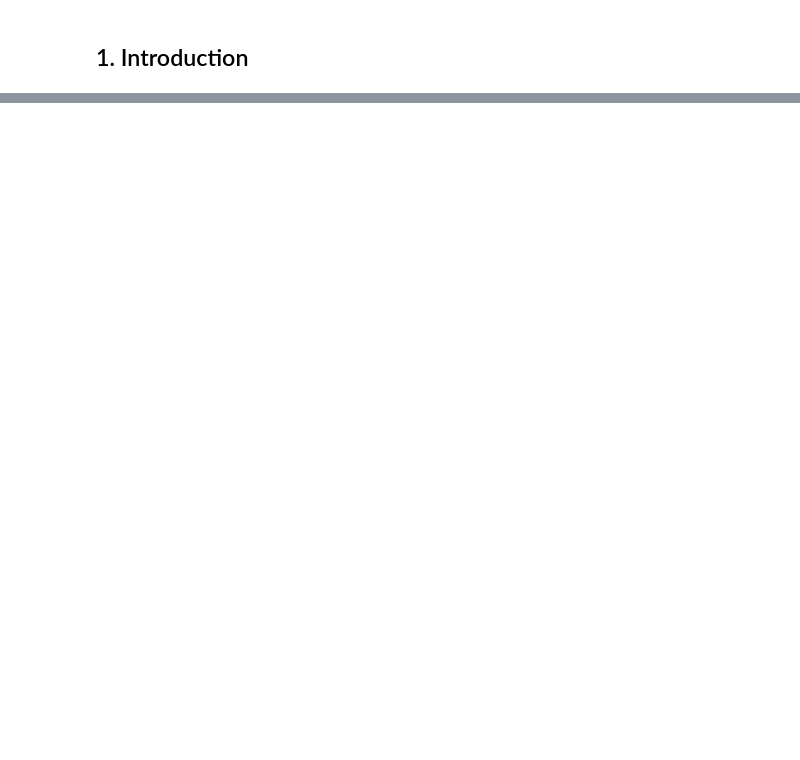
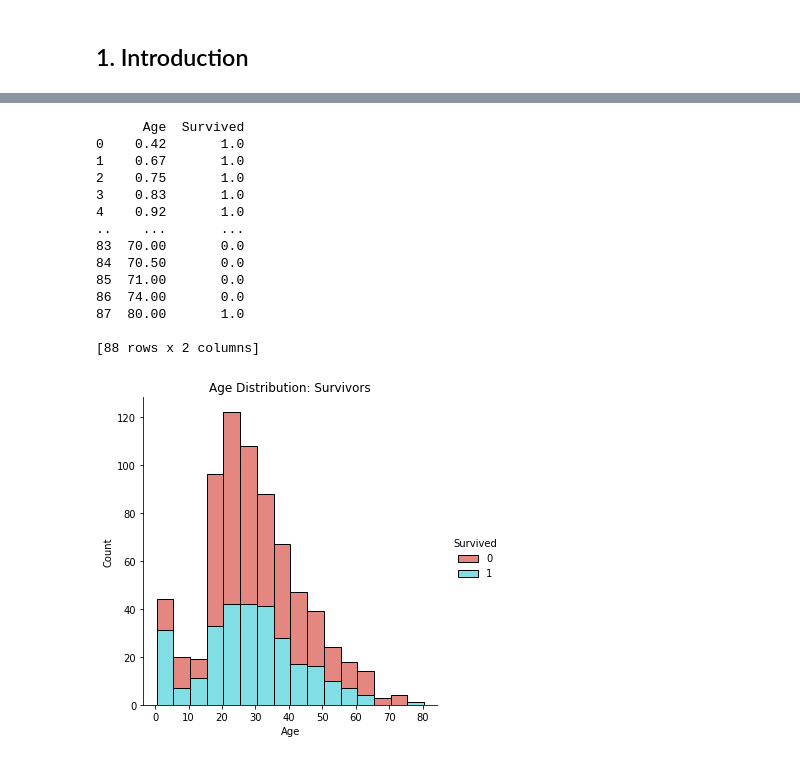
Before and after one commit to imary16/SurvivalTitanic, a Jupyter notebook: Titanic-Survival.ipynb, the cells around one changed output, grey strips where cells are left out. Drawn from its saved outputs; the diff is of its cells as text; code cells hidden in the pictures; blank space fills up the shorter version.

```diff
--- a/Titanic-Survival.ipynb
+++ b/Titanic-Survival.ipynb
@@ -34,0 +151,23 @@ FileNotFoundError: [Errno 2] File ../input/titanic/train.csv does not exist: '..
+# %%
+print (train[['Age', 'Survived']].groupby(['Age'], as_index=False).mean())
+sns.displot(data=train, x="Age", hue="Survived", kind="hist", binwidth = 5, multiple = "stack", palette="hls");
+plt.title('Age Distribution: Survivors')
+plt.xlabel('Age')
+plt.ylabel('Count')
+plt.show()
+# %% [output]
+      Age  Survived
+0    0.42       1.0
+1    0.67       1.0
+2    0.75       1.0
+3    0.83       1.0
+4    0.92       1.0
+..    ...       ...
+83  70.00       0.0
+84  70.50       0.0
+85  71.00       0.0
+86  74.00       0.0
+87  80.00       1.0
+
+[88 rows x 2 columns]
+[figure, added]
```
Also changed, not shown: parts of 20 cells of this notebook.
